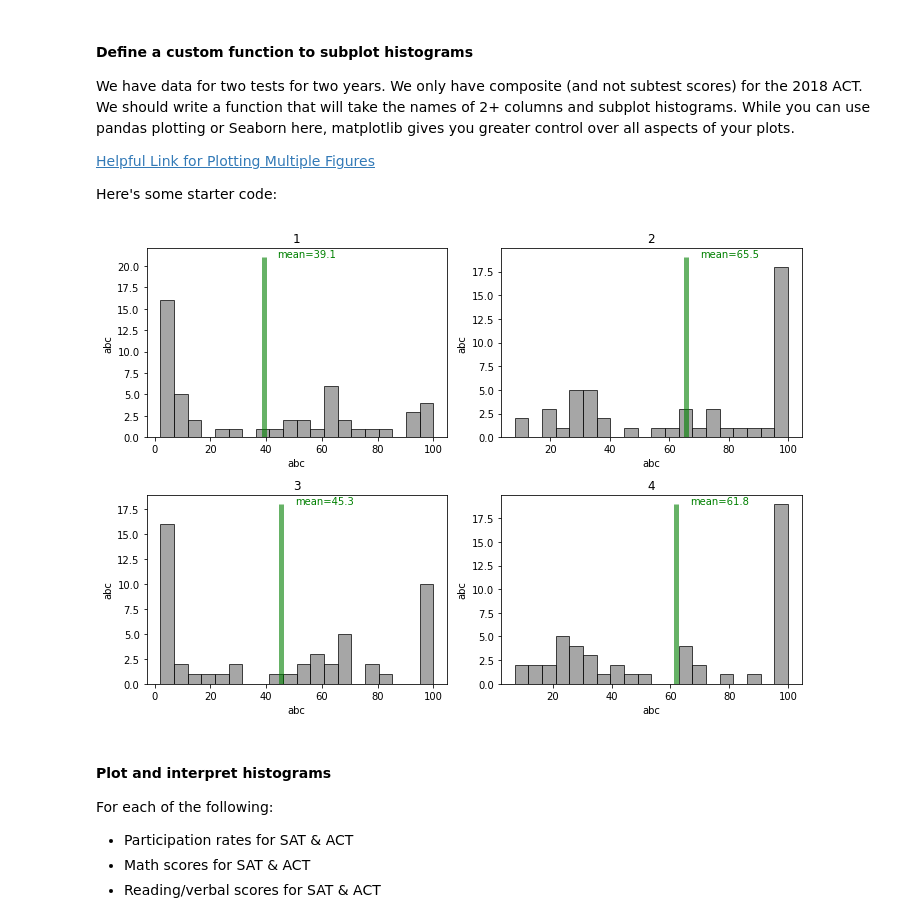
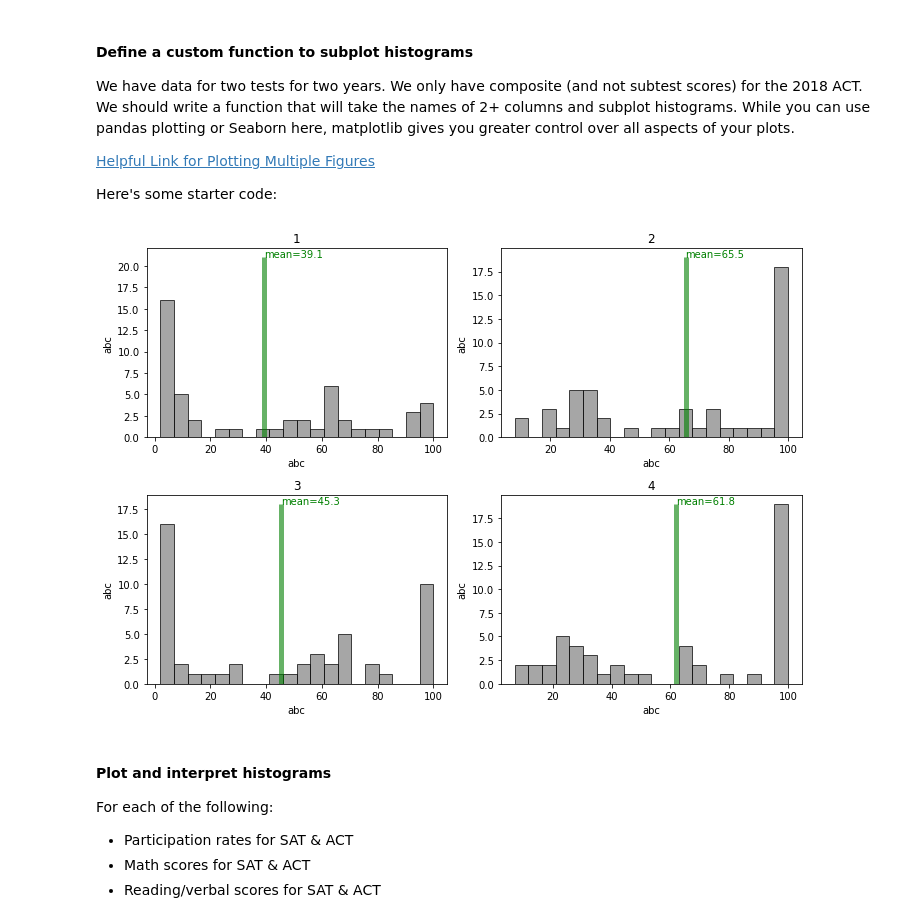
Before and after one commit to saiedmighani/EDA_analysis_SAT_tests, a Jupyter notebook: b_codes/c_VIZ.ipynb, the cells around one changed output. Cells and saved outputs as stored; diff of their text form; code cells hidden in the pictures.

```diff
--- a/b_codes/c_VIZ.ipynb
+++ b/b_codes/c_VIZ.ipynb
@@ -127,24 +136,24 @@ Here's some starter code:
 # %%
 def subplot_histograms(dataframe, list_of_columns, list_of_titles, list_of_xlabels, list_of_ylabels):
 
     plt.rcParams["patch.force_edgecolor"] = True # Inspiration: https://stackoverflow.com/questions/43080259/no-outlines-on-bins-of-matplotlib-histograms-or-seaborn-distplots
     nrows = int(np.ceil(len(list_of_columns)/2)) # Makes sure you have enough rows
     fig, ax = plt.subplots(nrows=nrows, ncols=2, figsize = (10, 7)); # You'll want to specify your figsize
     ax = ax.ravel() # Ravel turns a matrix into a vector, which is easier to iterate
     for i, column in enumerate(list_of_columns): # Gives us an index value to get into all our lists
         ax[i].hist(dataframe[column], bins = 20, color = "grey", alpha = 0.7); # feel free to add more settings
         # Set titles, labels, etc here for each subplot
         ax[i].vlines(x = np.mean(dataframe[column]), ymin = 0, ymax = np.max((np.histogram(dataframe[column]))[0]), color = 'green', linewidth = 5, alpha = 0.6)
-        ax[i].text(np.mean(dataframe[column]) + 5, np.max((np.histogram(dataframe[column]))[0]), f'mean={round(np.mean(dataframe[column]), 1)}', color = 'green')
+        ax[i].text(np.mean(dataframe[column]), np.max((np.histogram(dataframe[column]))[0]), f'mean={round(np.mean(dataframe[column]), 1)}', color = 'green')
         ax[i].set_title(list_of_titles[i]);
         ax[i].set_xlabel(list_of_xlabels[i]);
         ax[i].set_ylabel(list_of_ylabels[i]);
         plt.tight_layout();
 
 #Testing the function
 subplot_histograms(df_final, ["sat_2017_participation", "act_2017_participation", "sat_2018_participation", "act_2018_participation"], ["1", "2", "3", "4"], ["abc", "abc", "abc", "abc"], ["abc", "abc", "abc", "abc"]);
 # %% [output]
-[figure, old version]
+[figure, new version]
 # %% [markdown]
 #### Plot and interpret histograms
 For each of the following:
```
Also changed, not shown: parts of 33 cells of this notebook, 14 other files.
